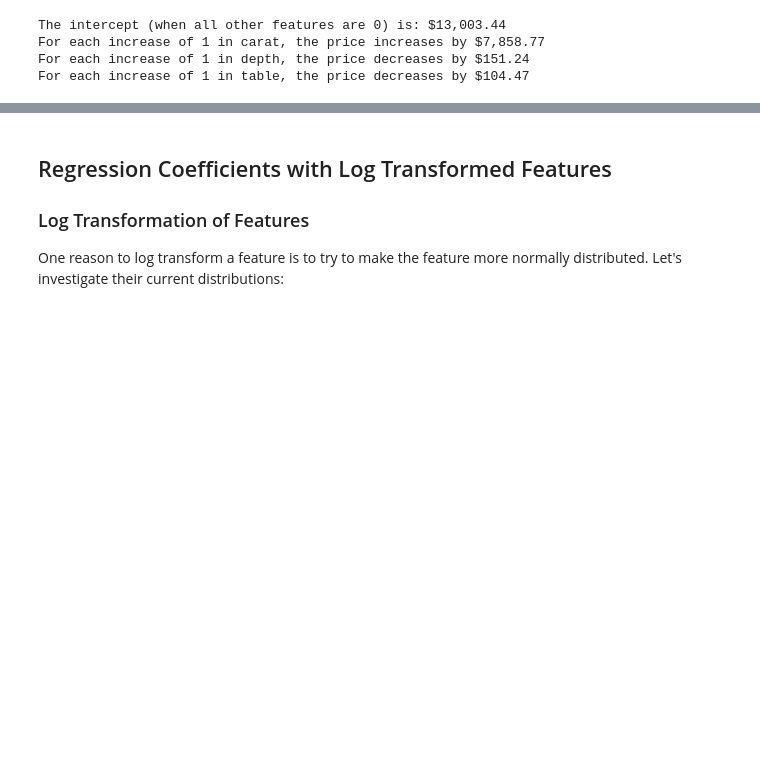
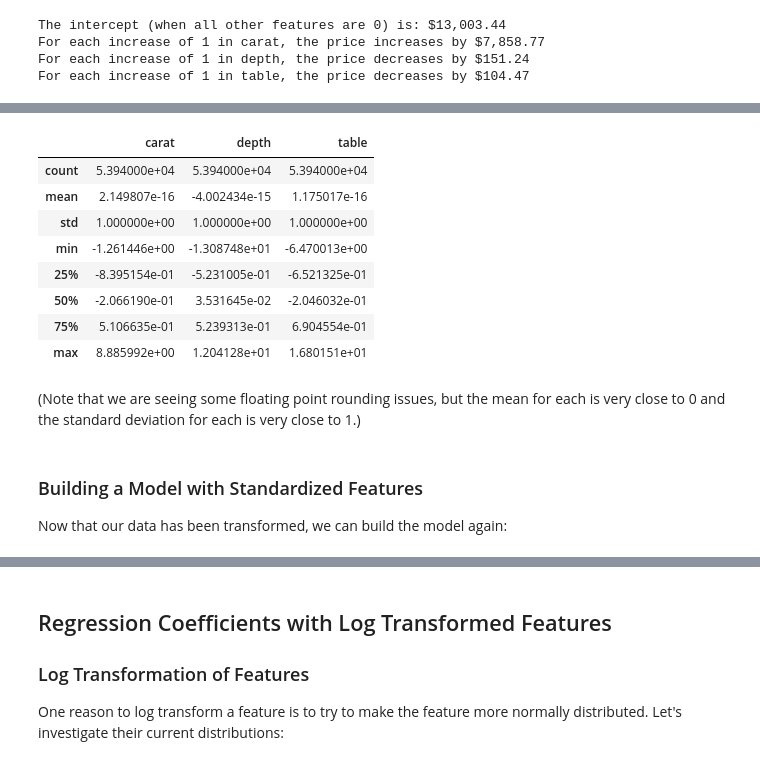
Before and after one commit to learn-co-curriculum/dsc-interpreting-transformed-coefficients, a Jupyter notebook: index.ipynb, the cells around one changed output, grey strips where cells are left out. Cells and saved outputs as stored; diff of their text form; code cells hidden in the pictures; blank space fills up the shorter version.

```diff
--- a/index.ipynb
+++ b/index.ipynb
@@ -119,0 +181,18 @@ For each increase of 1 in table, the price decreases by $104.47
+# %%
+X_standardized.describe()
+# %% [output]
+|  | carat | depth | table |
+| count | 5.394000e+04 | 5.394000e+04 | 5.394000e+04 |
+| mean | 2.149807e-16 | -4.002434e-15 | 1.175017e-16 |
+| std | 1.000000e+00 | 1.000000e+00 | 1.000000e+00 |
+| min | -1.261446e+00 | -1.308748e+01 | -6.470013e+00 |
+| 25% | -8.395154e-01 | -5.231005e-01 | -6.521325e-01 |
+| 50% | -2.066190e-01 | 3.531645e-02 | -2.046032e-01 |
+| 75% | 5.106635e-01 | 5.239313e-01 | 6.904554e-01 |
+| max | 8.885992e+00 | 1.204128e+01 | 1.680151e+01 |
+# %% [markdown]
+(Note that we are seeing some floating point rounding issues, but the mean for each is very close to 0 and the standard deviation for each is very close to 1.)
+# %% [markdown]
+### Building a Model with Standardized Features
+
+Now that our data has been transformed, we can build the model again:
```
Also changed, not shown: parts of 19 cells of this notebook, 3 other files.
